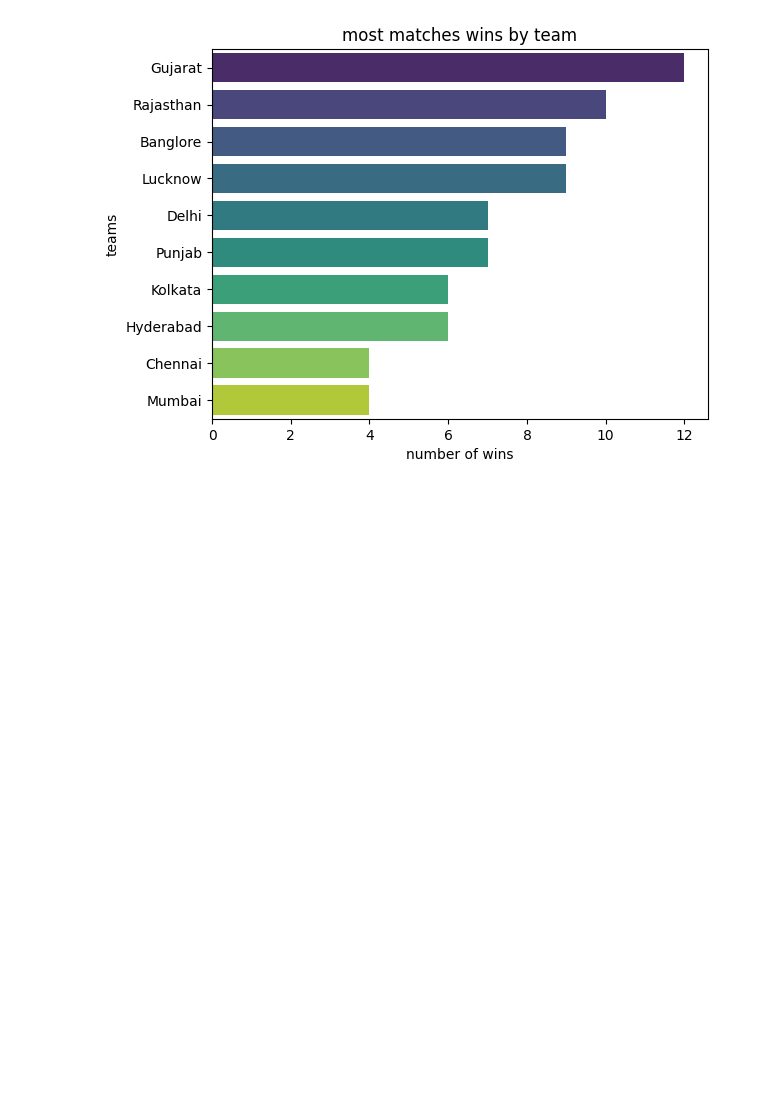
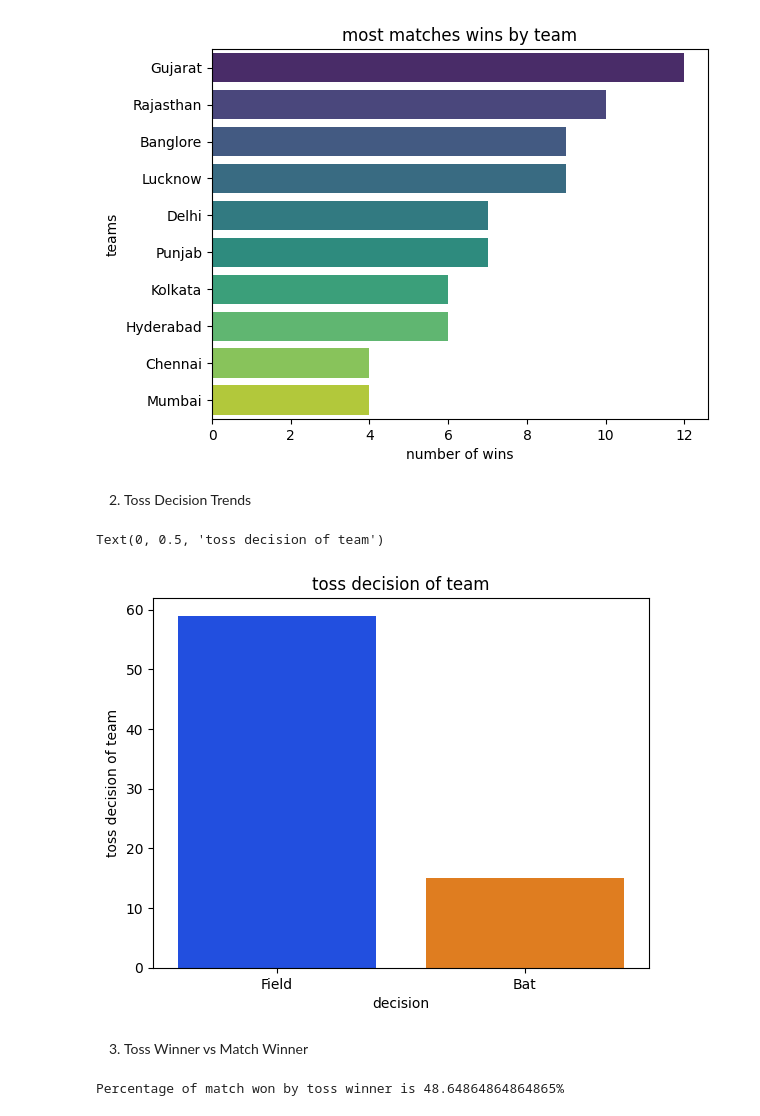
Before and after one commit to altafshaikh7/Data-Vizualization-Complete-course, a Jupyter notebook: project/IPL_Capstone_Project.ipynb, the cells around one changed output. Cells and saved outputs as stored; diff of their text form; code cells hidden in the pictures; blank space fills up the shorter version.

```diff
--- a/project/IPL_Capstone_Project.ipynb
+++ b/project/IPL_Capstone_Project.ipynb
@@ -122,3 +122,21 @@ plt.ylabel('teams')
 # %% [output]
 Text(0, 0.5, 'teams')
 [figure]
+# %% [markdown]
+2. Toss Decision Trends
+# %%
+sns.countplot(x=df['toss_decision'],palette='bright')
+plt.title('toss decision of team')
+plt.xlabel('decision')
+plt.ylabel('toss decision of team')
+# %% [output]
+Text(0, 0.5, 'toss decision of team')
+[figure, added]
+# %% [markdown]
+3. Toss Winner vs Match Winner
+# %%
+df[df['toss_winner']==df['match_winner']]['match_id'].count()
+percentage = (df[df['toss_winner']==df['match_winner']]['match_id'].count()/df['match_id'].count())*100
+print(f"Percentage of match won by toss winner is {percentage}%")
+# %% [output]
+Percentage of match won by toss winner is 48.64864864864865%
```
Also changed, not shown: parts of 7 cells of this notebook.
